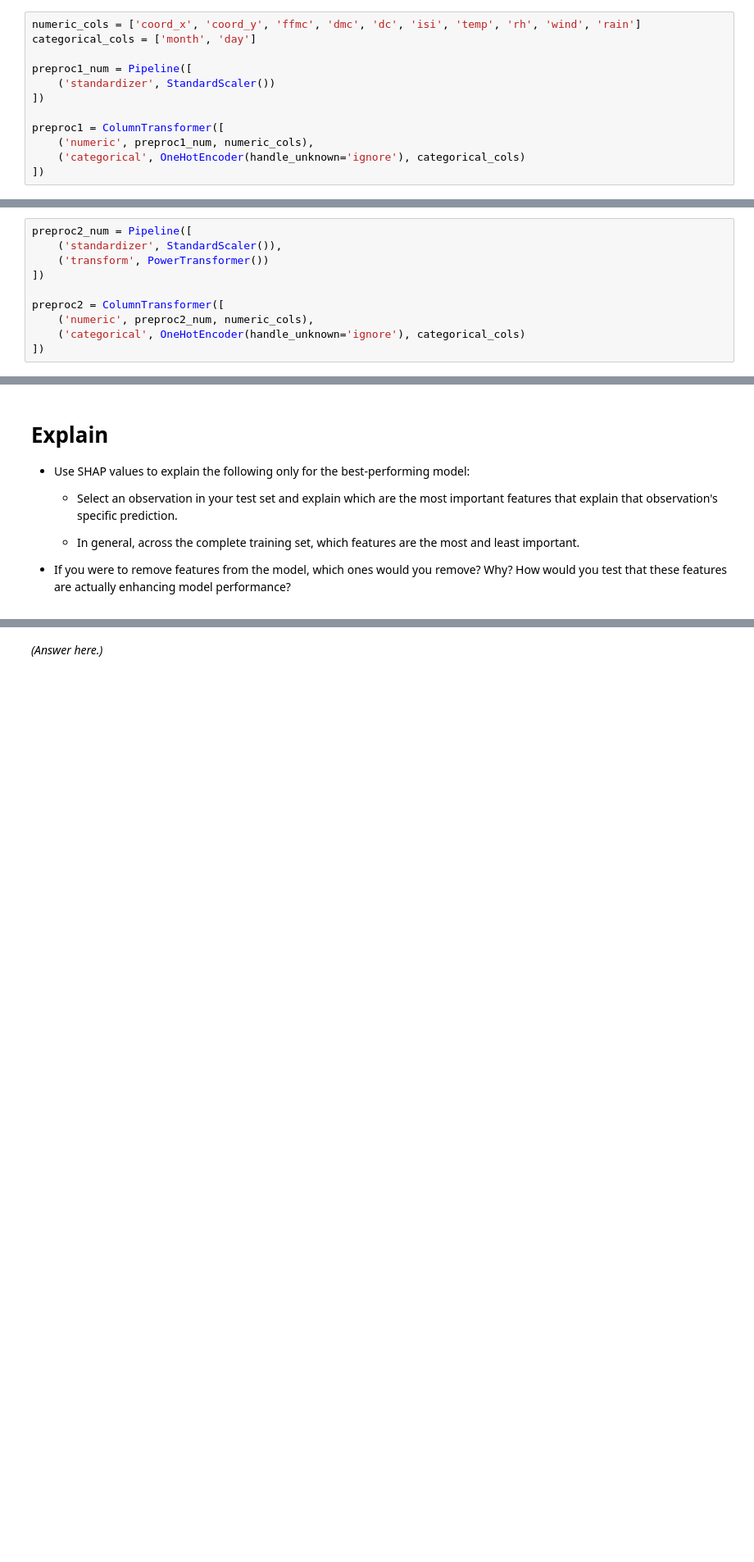
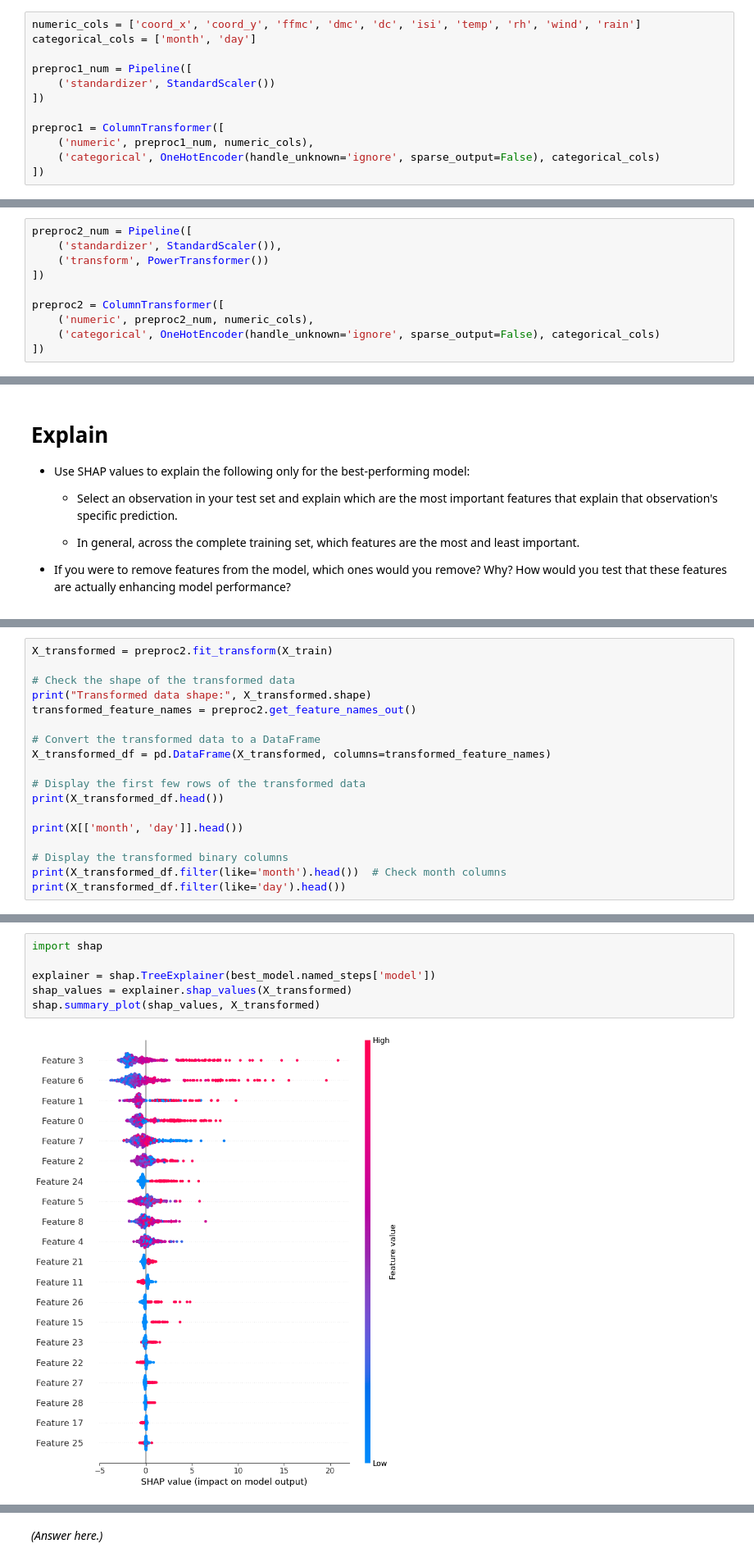
Before and after one commit to echooocc/production, a Jupyter notebook: 02_activities/assignments/assignment_2.ipynb, the cells around one changed output, grey strips where cells are left out. Shown at 82% size. Cells and saved outputs as stored; diff of their text form; blank space fills up the shorter version.

Commit message:
add partial shap values solution

```diff
--- a/02_activities/assignments/assignment_2.ipynb
+++ b/02_activities/assignments/assignment_2.ipynb
@@ -234,7 +239,7 @@ preproc1_num = Pipeline([
 
 preproc1 = ColumnTransformer([
     ('numeric', preproc1_num, numeric_cols),
-    ('categorical', OneHotEncoder(handle_unknown='ignore'), categorical_cols)
+    ('categorical', OneHotEncoder(handle_unknown='ignore', sparse_output=False), categorical_cols)
 ])
 # %%
 preproc1
@@ -262,7 +268,7 @@ preproc2_num = Pipeline([
 
 preproc2 = ColumnTransformer([
     ('numeric', preproc2_num, numeric_cols),
-    ('categorical', OneHotEncoder(handle_unknown='ignore'), categorical_cols)
+    ('categorical', OneHotEncoder(handle_unknown='ignore', sparse_output=False), categorical_cols)
 ])
 # %%
 preproc2
@@ -581,0 +575,18 @@ NotFittedError: This ColumnTransformer instance is not fitted yet. Call 'fit' wi
+# %%
+X_transformed = preproc2.fit_transform(X_train)
+
+# Check the shape of the transformed data
+print("Transformed data shape:", X_transformed.shape)
+transformed_feature_names = preproc2.get_feature_names_out()
+
+# Convert the transformed data to a DataFrame
+X_transformed_df = pd.DataFrame(X_transformed, columns=transformed_feature_names)
+
+# Display the first few rows of the transformed data
+print(X_transformed_df.head())
+
+print(X[['month', 'day']].head())
+
+# Display the transformed binary columns
+print(X_transformed_df.filter(like='month').head())  # Check month columns
+print(X_transformed_df.filter(like='day').head())
@@ -581,0 +611,8 @@ NotFittedError: This ColumnTransformer instance is not fitted yet. Call 'fit' wi
+# %%
+import shap
+
+explainer = shap.TreeExplainer(best_model.named_steps['model'])
+shap_values = explainer.shap_values(X_transformed)
+shap.summary_plot(shap_values, X_transformed)
+# %% [output]
+[figure, added]
```
Also changed, not shown: parts of 15 cells of this notebook, 1 other file.
